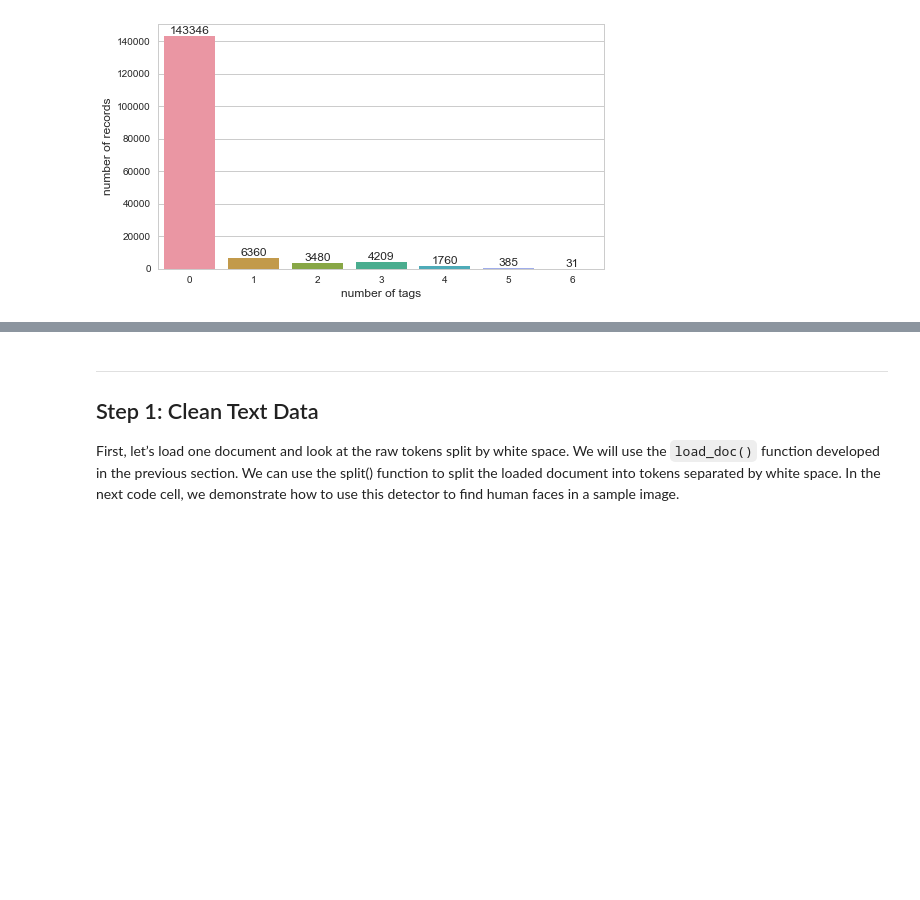
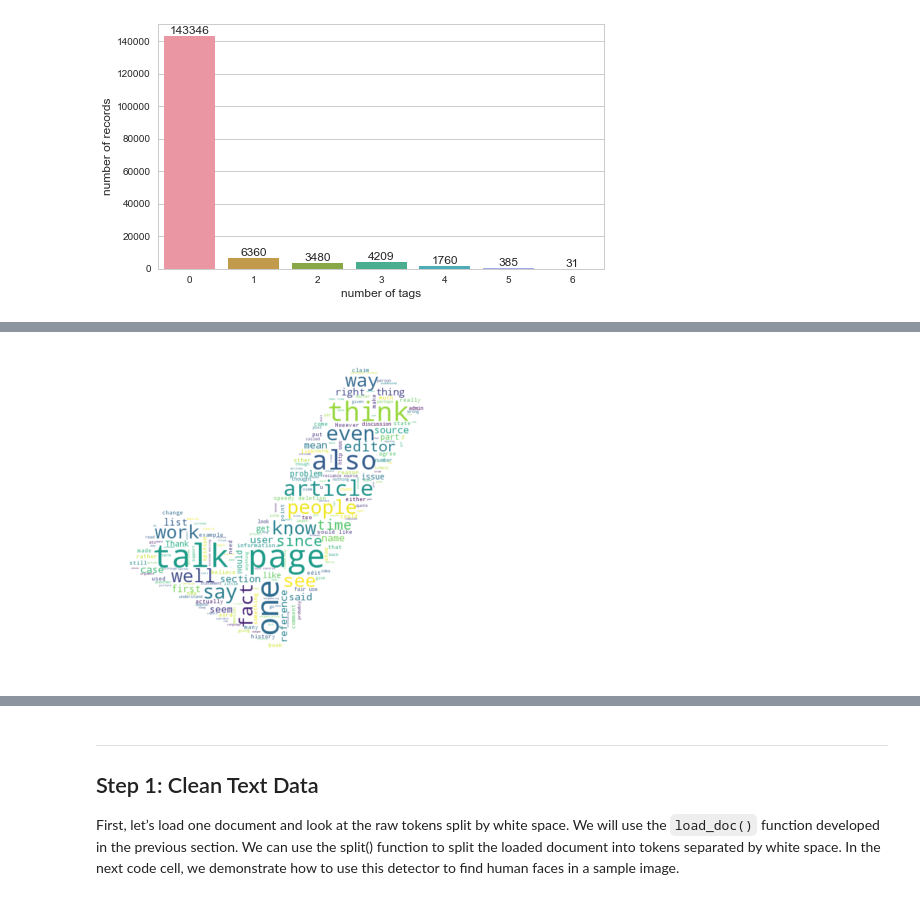
Before and after one commit to ziyaotang/toxic_comment_classification, a Jupyter notebook: toxic_comment_classification.ipynb, the cells around one changed output, grey strips where cells are left out. Saved outputs shown, nothing was run; the diff lists cells and outputs as text; code cells hidden in the pictures; blank space fills up the shorter version.

```diff
--- a/toxic_comment_classification.ipynb
+++ b/toxic_comment_classification.ipynb
@@ -49,13 +49,18 @@ In the code cell below, I import a dataset of IMDB movie reviews. I will look at
 # %%
 import pandas as pd
 import numpy as np
+import random
 import matplotlib.pyplot as plt
 import matplotlib.gridspec as gridspec
 import seaborn as sns
+from wordcloud import WordCloud
+from PIL import Image
+from nltk.corpus import stopwords
 
 #settings
 color = sns.color_palette()
 sns.set_style("whitegrid")
+stopwords_eng = set(stopwords.words("english"))
 # %%
 # load text data
 train = pd.read_csv('train.csv')
@@ -148,0 +194,24 @@ fig.savefig('correlation.eps')
+# %%
+# frequent words
+def wordcloud_generator(subtype, background, mask_file):
+    subset = train[train[subtype] == True]
+    subset_text = subset.comment_text.values
+    # import mask file
+    mask = np.array(Image.open(mask_file))
+    mask = mask[:, :, 1]
+    # create a wordcloud for the text
+    wordcloud = WordCloud(background_color = background, mask = mask, stopwords = stopwords_eng)
+    wordcloud.generate(" ".join(subset_text))
+    return wordcloud
+# %%
+# wordcloud plot for clean comments
+wordcloud_clean = wordcloud_generator('clean','white','image/mask_clean.jpg')
+wordcloud_clean_plot = plt.imshow(wordcloud_clean.recolor(colormap = 'viridis', random_state = 29), interpolation = 'bilinear')
+plt.axis("off")
+plt.show()
+
+#save the figure
+fig_wordcloud_clean = wordcloud_clean_plot.get_figure()
+fig_wordcloud_clean.savefig('figure/wordcloud_toxic.eps')
+# %% [output]
+[figure, added]
```
Also changed, not shown: parts of 12 cells of this notebook, 1 other file.
